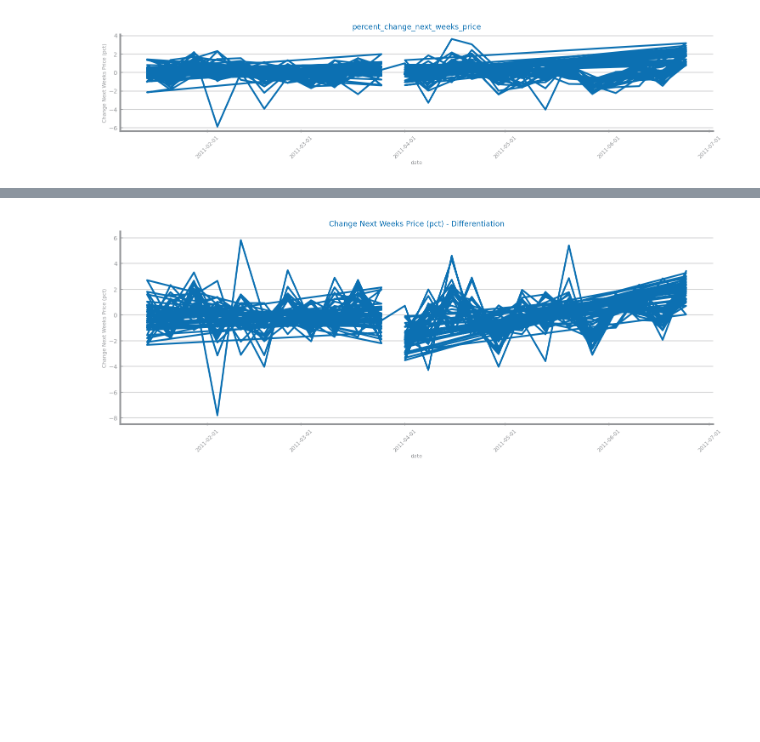
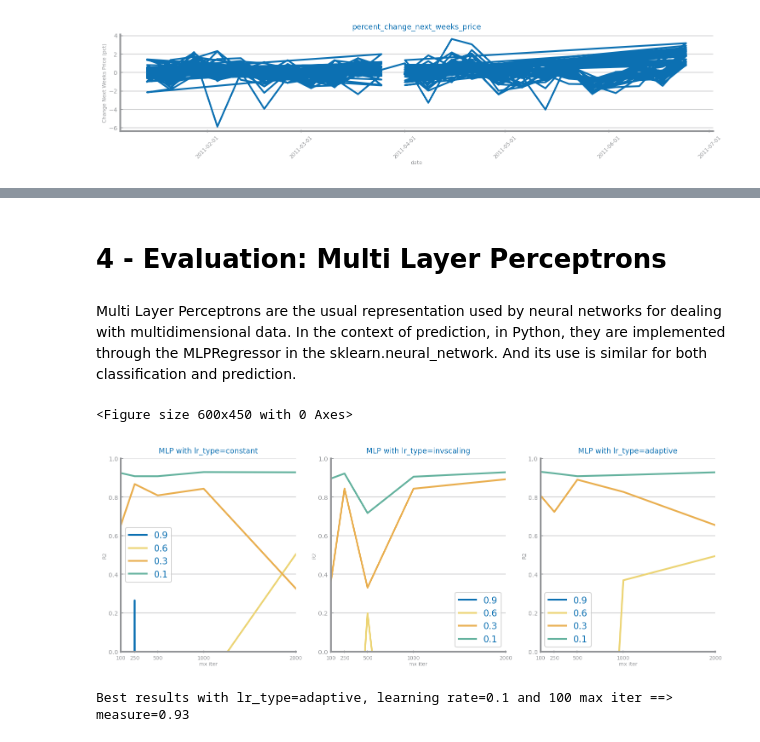
Before and after one commit to mifig/03_DataScience_SeriesTemporais, a Jupyter notebook: 01_dow_jones/02_scripts/p03_ts_transformation.ipynb, the cells around one changed output, grey strips where cells are left out. Drawn from its saved outputs; the diff is of its cells as text; code cells hidden in the pictures; blank space fills up the shorter version.

```diff
--- a/01_dow_jones/02_scripts/p03_ts_transformation.ipynb
+++ b/01_dow_jones/02_scripts/p03_ts_transformation.ipynb
@@ -82,8 +63,56 @@ show()
-# %%
-diff_df_multi = data.diff()
-figure(figsize=(3*HEIGHT, HEIGHT))
-plot_series(diff_df_multi[target], title='Change Next Weeks Price (pct) - Differentiation', x_label=time_var, y_label='Change Next Weeks Price (pct)')
-xticks(rotation = 45)
-show()
-# %% [output]
-[figure, removed]
+# %% [markdown]
+# 4 - Evaluation: Multi Layer Perceptrons
+# %% [markdown]
+Multi Layer Perceptrons are the usual representation used by neural networks for dealing with multidimensional data. In the context of prediction, in Python, they are implemented through the MLPRegressor in the sklearn.neural_network. And its use is similar for both classification and prediction.
+# %%
+eval_df = ts_transf_df.copy(deep=True)
+y: ndarray = eval_df.pop(target).values
+X: ndarray = eval_df.values
+trnX, tstX, trnY, tstY = split_temporal_data(X, y, trn_pct=0.7)
+# %%
+lr_type = ['constant', 'invscaling', 'adaptive']
+learning_rate = [.9, .6, .3, .1]
+max_iter = [100, 150, 250, 500, 1000]
+max_iter_warm_start = [max_iter[0]]
+for el in max_iter[1:]:
+    max_iter_warm_start.append(max_iter_warm_start[-1]+el)
+
+best = ('',  0, 0.0)
+last_best = 0
+best_model = None
+
+measure = 'R2'
+flag_pct = True
+# %%
+ncols = len(lr_type)
+figure()
+fig, axs = subplots(1, ncols, figsize=(ncols*HEIGHT, HEIGHT), squeeze=False)
+for k in range(len(lr_type)):
+    tp = lr_type[k]
+    values = {}
+    warm_start = False
+    for lr in learning_rate:
+        yvalues = []
+        for n in max_iter:
+            pred = MLPRegressor(
+                learning_rate=tp, learning_rate_init=lr, max_iter=n,
+                activation='relu', warm_start=warm_start, verbose=False)
+            pred.fit(trnX, trnY)
+            prdY = pred.predict(tstX)
+            yvalues.append(PREDICTION_MEASURES[measure](tstY,prdY))
+            if yvalues[-1] > last_best:
+                best = (tp, lr, n)
+                last_best = yvalues[-1]
+                best_model = pred
+        values[lr] = yvalues
+        warm_start = True
+
+    multiple_line_chart(
+        max_iter_warm_start, values, ax=axs[0, k], title=f'MLP with lr_type={tp}', xlabel='mx iter', ylabel=measure, percentage=flag_pct)
+savefig(f'../03_images/ts_mlp_study.png')
+show()
+print(f'Best results with lr_type={best[0]}, learning rate={best[1]} and {best[2]} max iter ==> measure={last_best:.2f}')
+# %% [output]
+<Figure size 600x450 with 0 Axes>
+[figure, added]
+Best results with lr_type=adaptive, learning rate=0.1 and 100 max iter ==> measure=0.93
```
Also changed, not shown: parts of 20 cells of this notebook, 6 other files.
